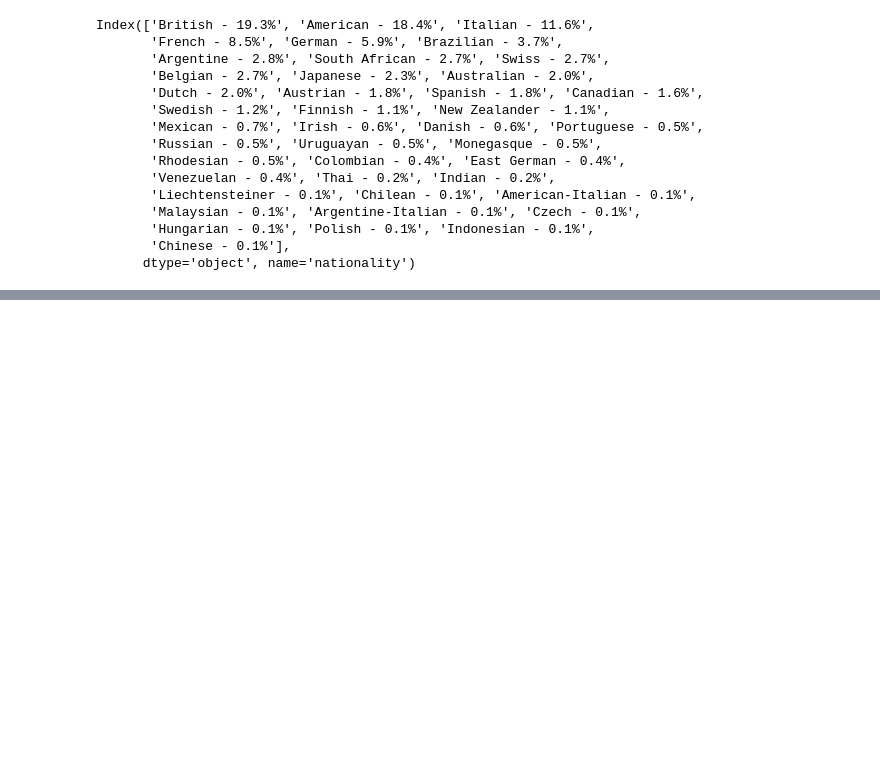
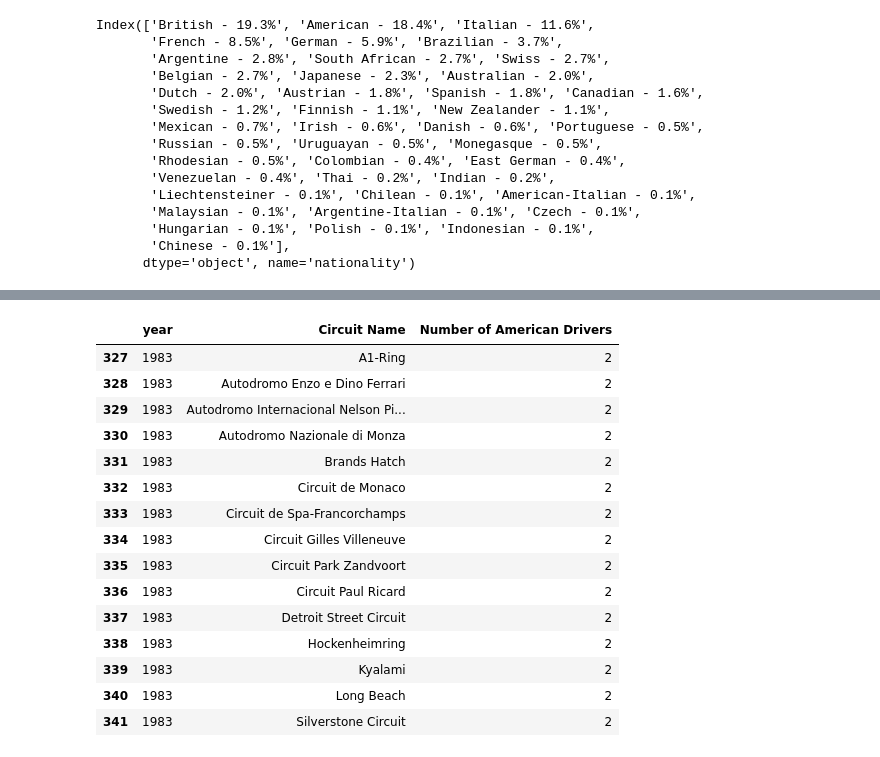
Before and after one commit to jdodway/F1Analysis, a Jupyter notebook: F1Nations.ipynb, the cells around one changed output, grey strips where cells are left out. Saved outputs shown, nothing was run; the diff lists cells and outputs as text; code cells hidden in the pictures; blank space fills up the shorter version.

```diff
--- a/F1Nations.ipynb
+++ b/F1Nations.ipynb
@@ -128 +130,20 @@ AmericanTimeline.groupby('year').head()
+# %%
+AmericanTimeline[AmericanTimeline['year']==1983]
+# %% [output]
+|  | year | Circuit Name | Number of American Drivers |
+| 327 | 1983 | A1-Ring | 2 |
+| 328 | 1983 | Autodromo Enzo e Dino Ferrari | 2 |
+| 329 | 1983 | Autodromo Internacional Nelson Pi... | 2 |
+| 330 | 1983 | Autodromo Nazionale di Monza | 2 |
+| 331 | 1983 | Brands Hatch | 2 |
+| 332 | 1983 | Circuit de Monaco | 2 |
+| 333 | 1983 | Circuit de Spa-Francorchamps | 2 |
+| 334 | 1983 | Circuit Gilles Villeneuve | 2 |
+| 335 | 1983 | Circuit Park Zandvoort | 2 |
+| 336 | 1983 | Circuit Paul Ricard | 2 |
+| 337 | 1983 | Detroit Street Circuit | 2 |
+| 338 | 1983 | Hockenheimring | 2 |
+| 339 | 1983 | Kyalami | 2 |
+| 340 | 1983 | Long Beach | 2 |
+| 341 | 1983 | Silverstone Circuit | 2 |
 # %%
```
Also changed, not shown: parts of 6 cells of this notebook.
